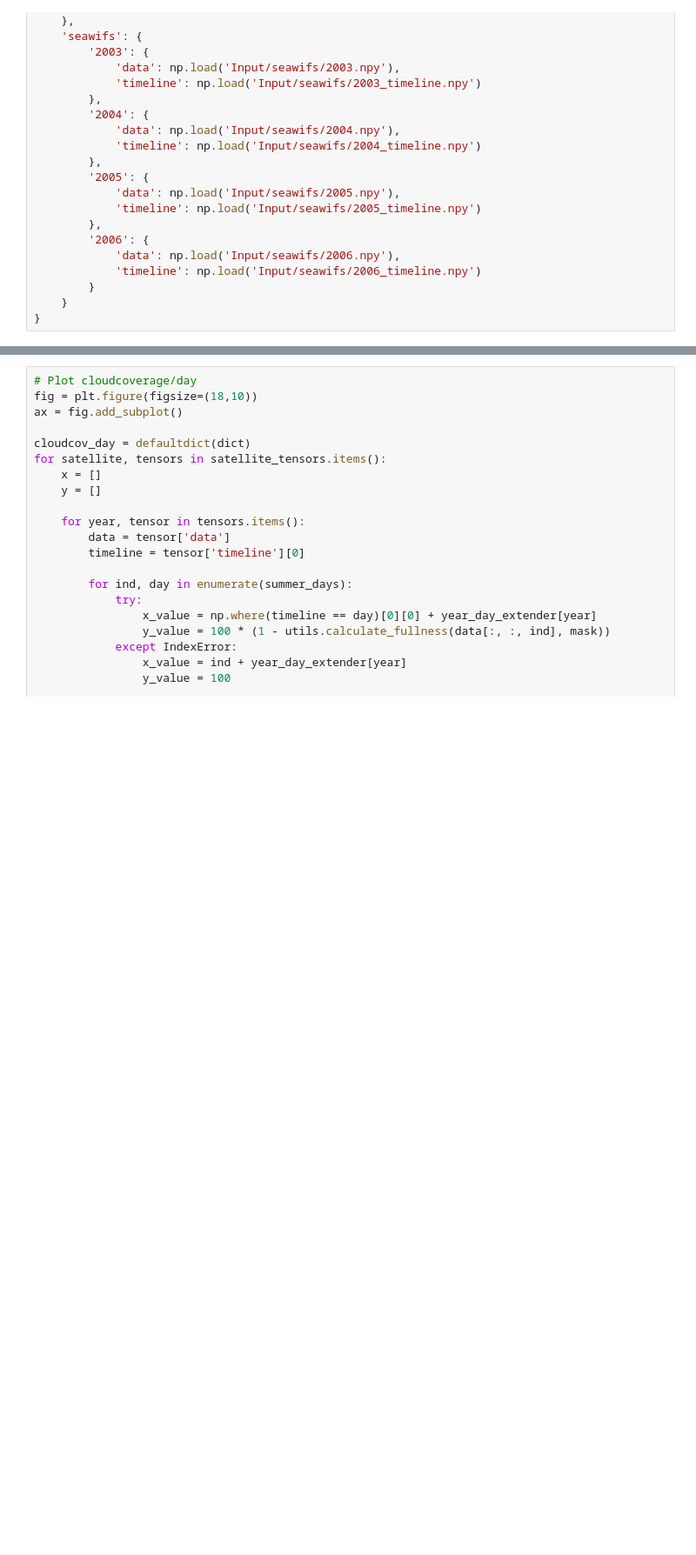
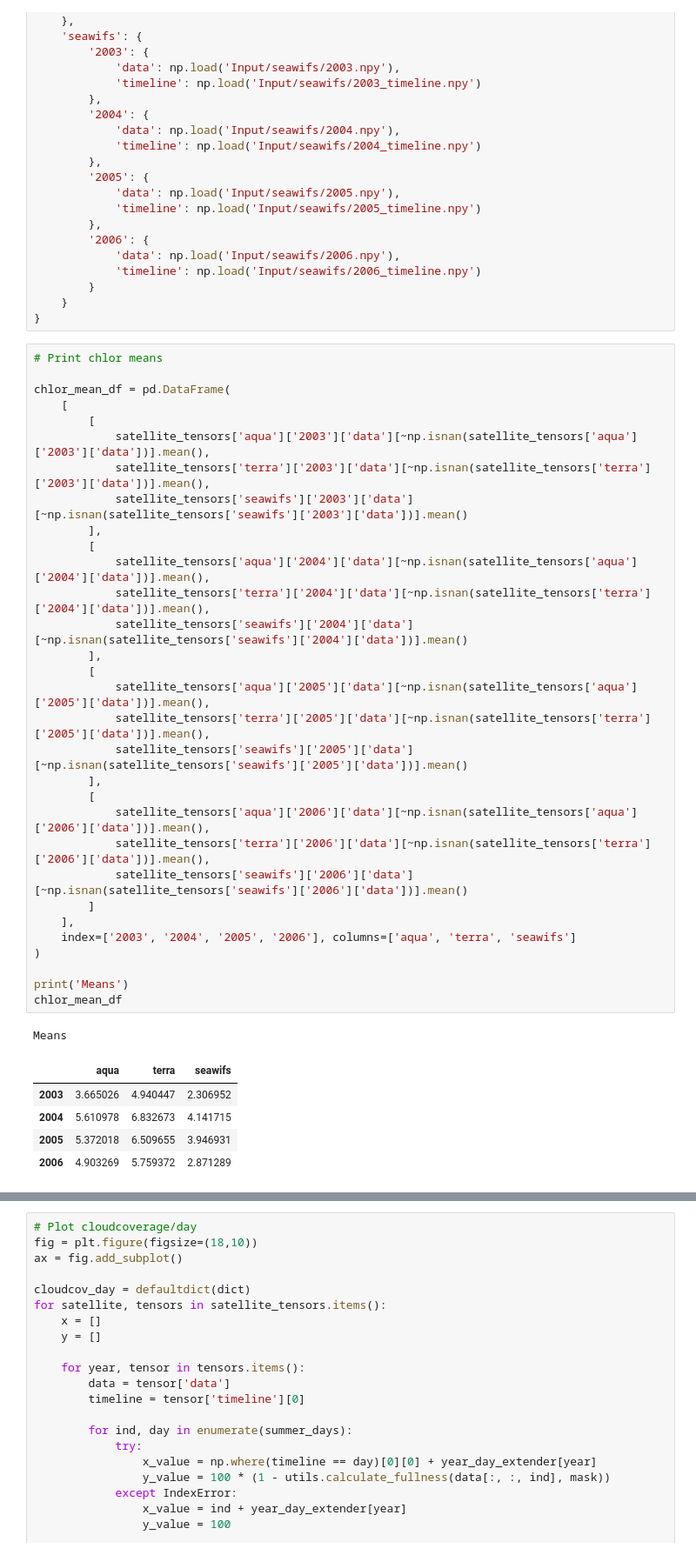
Before and after one commit to theleokul/tieof, a Jupyter notebook: research/raw_analysis.ipynb, the cells around one changed output, grey strips where cells are left out. Shown at 87% size. Saved outputs shown, nothing was run; the diff lists cells and outputs as text; blank space fills up the shorter version.

```diff
--- a/research/raw_analysis.ipynb
+++ b/research/raw_analysis.ipynb
@@ -86,3 +86,41 @@ satellite_tensors = {
         }
     }
 }
+# %%
+# Print chlor means
+
+chlor_mean_df = pd.DataFrame(
+    [
+        [
+            satellite_tensors['aqua']['2003']['data'][~np.isnan(satellite_tensors['aqua']['2003']['data'])].mean(),
+            satellite_tensors['terra']['2003']['data'][~np.isnan(satellite_tensors['terra']['2003']['data'])].mean(),
+            satellite_tensors['seawifs']['2003']['data'][~np.isnan(satellite_tensors['seawifs']['2003']['data'])].mean()
+        ],
+        [
+            satellite_tensors['aqua']['2004']['data'][~np.isnan(satellite_tensors['aqua']['2004']['data'])].mean(),
+            satellite_tensors['terra']['2004']['data'][~np.isnan(satellite_tensors['terra']['2004']['data'])].mean(),
+            satellite_tensors['seawifs']['2004']['data'][~np.isnan(satellite_tensors['seawifs']['2004']['data'])].mean()
+        ],
+        [
+            satellite_tensors['aqua']['2005']['data'][~np.isnan(satellite_tensors['aqua']['2005']['data'])].mean(),
+            satellite_tensors['terra']['2005']['data'][~np.isnan(satellite_tensors['terra']['2005']['data'])].mean(),
+            satellite_tensors['seawifs']['2005']['data'][~np.isnan(satellite_tensors['seawifs']['2005']['data'])].mean()
+        ],
+        [
+            satellite_tensors['aqua']['2006']['data'][~np.isnan(satellite_tensors['aqua']['2006']['data'])].mean(),
+            satellite_tensors['terra']['2006']['data'][~np.isnan(satellite_tensors['terra']['2006']['data'])].mean(),
+            satellite_tensors['seawifs']['2006']['data'][~np.isnan(satellite_tensors['seawifs']['2006']['data'])].mean()
+        ]
+    ],
+    index=['2003', '2004', '2005', '2006'], columns=['aqua', 'terra', 'seawifs']
+)
+
+print('Means')
+chlor_mean_df
+# %% [output]
+Means
+|  | aqua | terra | seawifs |
+| 2003 | 3.665026 | 4.940447 | 2.306952 |
+| 2004 | 5.610978 | 6.832673 | 4.141715 |
+| 2005 | 5.372018 | 6.509655 | 3.946931 |
+| 2006 | 4.903269 | 5.759372 | 2.871289 |
```
Also changed, not shown: parts of 4 cells of this notebook, 1 other file.
